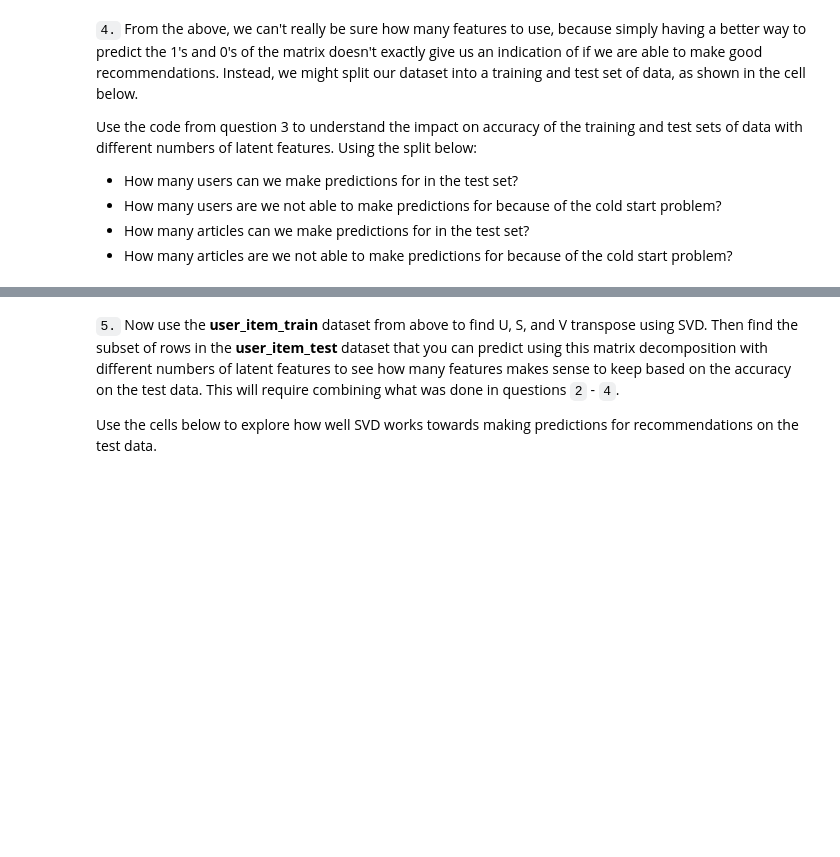
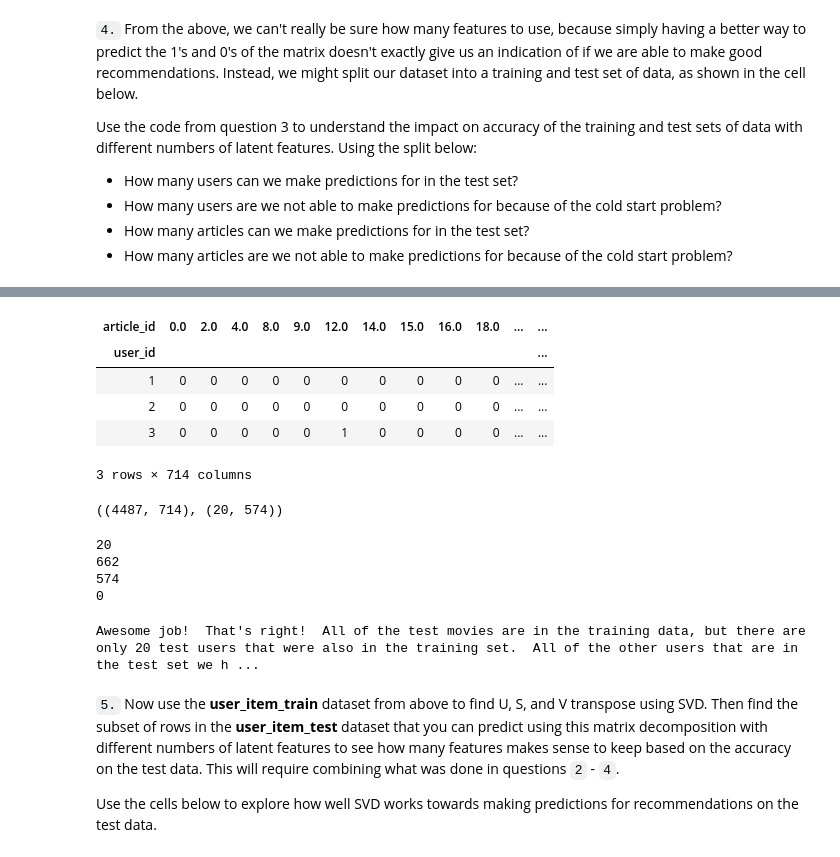
Before and after one commit to hider-toula/Recommendations_with_IBM, a Jupyter notebook: Recommendations_with_IBM.ipynb, the cells around one changed output, grey strips where cells are left out. Saved outputs shown, nothing was run; the diff lists cells and outputs as text; code cells hidden in the pictures; blank space fills up the shorter version.

```diff
--- a/Recommendations_with_IBM.ipynb
+++ b/Recommendations_with_IBM.ipynb
@@ -966,3 +998,26 @@ user_item_train, user_item_test, test_idx, test_arts = create_test_and_train_use
+# %%
+user_item_train.head(3)
+# %% [output]
+| article_id | 0.0 | 2.0 | 4.0 | 8.0 | 9.0 | 12.0 | 14.0 | 15.0 | 16.0 | 18.0 | ... | ... |
+| user_id |  |  |  |  |  |  |  |  |  |  |  | ... |
+| 1 | 0 | 0 | 0 | 0 | 0 | 0 | 0 | 0 | 0 | 0 | ... | ... |
+| 2 | 0 | 0 | 0 | 0 | 0 | 0 | 0 | 0 | 0 | 0 | ... | ... |
+| 3 | 0 | 0 | 0 | 0 | 0 | 1 | 0 | 0 | 0 | 0 | ... | ... |
+3 rows × 714 columns
+# %%
+user_item_train.shape, user_item_test.shape
+# %% [output]
+((4487, 714), (20, 574))
+# %%
+print(user_item_test.shape[0])
+print(len(test_idx) - user_item_test.shape[0])
+print(user_item_test.shape[1])
+print(len(test_arts) - user_item_test.shape[1])
+# %% [output]
+20
+662
+574
+0
 # %%
 # Replace the values in the dictionary below
 a = 662
@@ -972,13 +1027,15 @@ d = 0
 
 
 sol_4_dict = {
-    'How many users can we make predictions for in the test set?': # letter here,
-    'How many users in the test set are we not able to make predictions for because of the cold start problem?': # letter here,
-    'How many movies can we make predictions for in the test set?': # letter here,
-    'How many movies in the test set are we not able to make predictions for because of the cold start problem?': # letter here
+    'How many users can we make predictions for in the test set?': c,
+    'How many users in the test set are we not able to make predictions for because of the cold start problem?': a,
+    'How many movies can we make predictions for in the test set?': b,
+    'How many movies in the test set are we not able to make predictions for because of the cold start problem?': d
 }
 
 t.sol_4_test(sol_4_dict)
+# %% [output]
+Awesome job!  That's right!  All of the test movies are in the training data, but there are only 20 test users that were also in the training set.  All of the other users that are in the test set we h ...
 # %% [markdown]
 `5.` Now use the **user_item_train** dataset from above to find U, S, and V transpose using SVD. Then find the subset of rows in the **user_item_test** dataset that you can predict using this matrix decomposition with different numbers of latent features to see how many features makes sense to keep based on the accuracy on the test data. This will require combining what was done in questions `2` - `4`.
 
```
Also changed, not shown: parts of 14 cells of this notebook, 1 other file.
